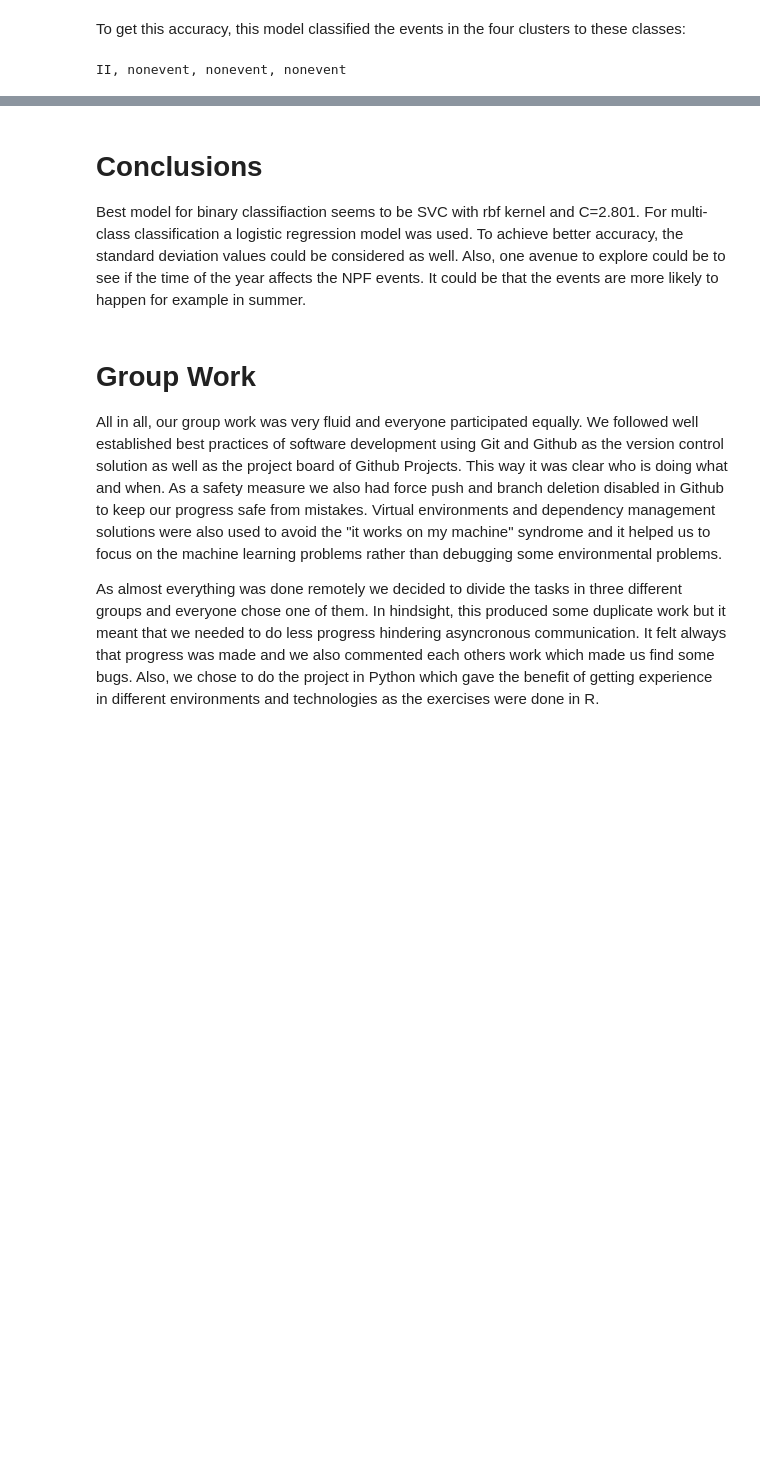
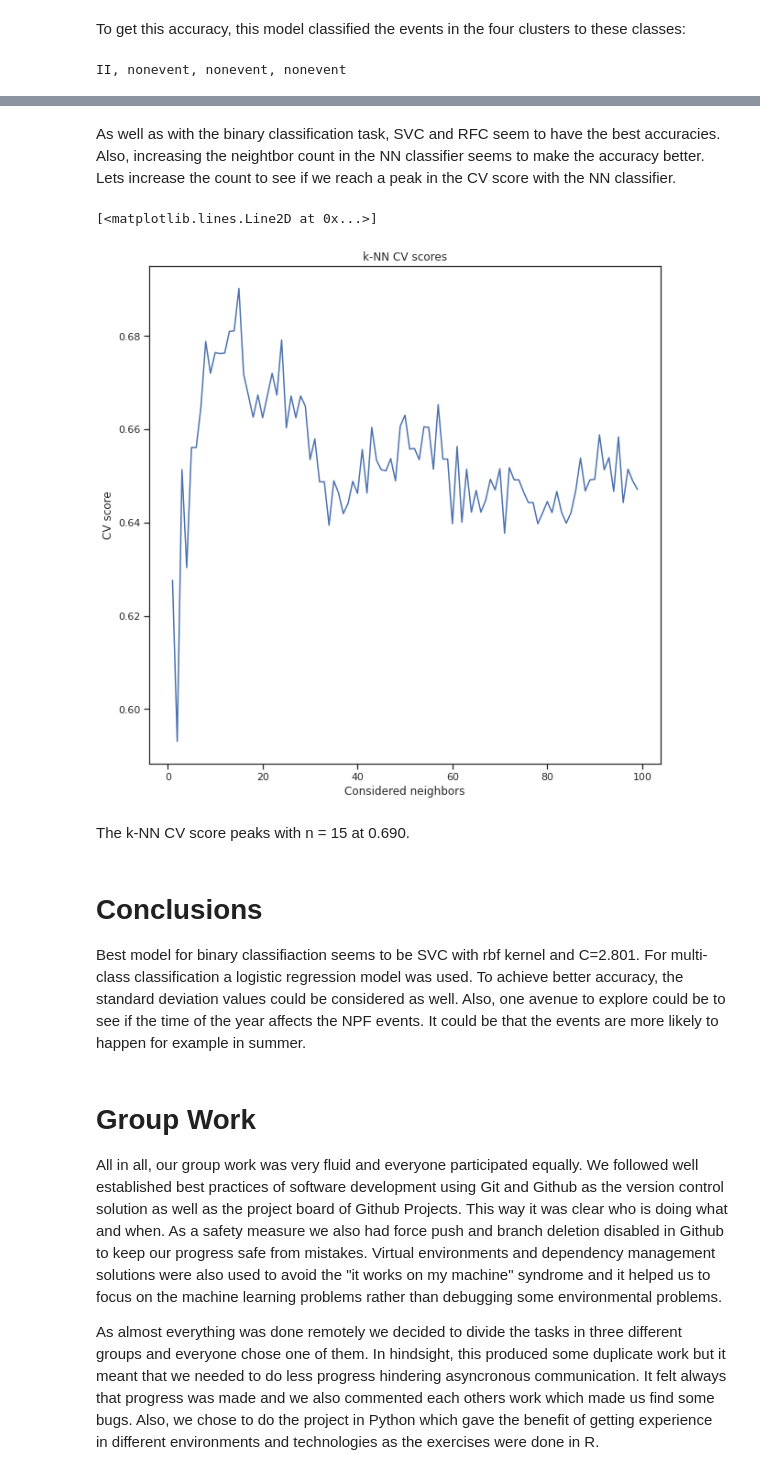
Before and after one commit to vkopio/iml-term-project, a Jupyter notebook: final_report.ipynb, the cells around one changed output, grey strips where cells are left out. Saved outputs shown, nothing was run; the diff lists cells and outputs as text; code cells hidden in the pictures; blank space fills up the shorter version.

Commit message:
Use cross-validation in the multi-class classifiers and test k-NN.

```diff
--- a/final_report.ipynb
+++ b/final_report.ipynb
@@ -681,0 +511,29 @@ Same preprosessing of the data except I didn't categorizise the labels and used
+# %%
+def get_cv_score(model):
+    cv_scores = cross_val_score(model, training_data, training_labels['class4'], cv=20)
+
+    return cv_scores.mean()
+
+logreg_cv = get_cv_score(LogisticRegression(max_iter=200))
+svc_cv = get_cv_score(SVC())
+nb_cv = get_cv_score(GaussianNB())
+rfc_cv = get_cv_score(RandomForestClassifier())
+sgd_cv = get_cv_score(SGDClassifier())
+dt_cv = get_cv_score(DecisionTreeClassifier())
+knn3_cv = get_cv_score(KNeighborsClassifier(n_neighbors=3))
+knn5_cv = get_cv_score(KNeighborsClassifier(n_neighbors=5))
+knn7_cv = get_cv_score(KNeighborsClassifier(n_neighbors=7))
+knn9_cv = get_cv_score(KNeighborsClassifier(n_neighbors=9))
+lda_cv = get_cv_score(LinearDiscriminantAnalysis())
+
+print(f"SVC:\t{svc_cv:.3f}")
+print(f"RFC:\t{rfc_cv:.3f}")
+print(f"LogReg:\t{logreg_cv:.3f}")
+print(f"SGD:\t{sgd_cv:.3f}")
+print(f"NB:\t{nb_cv:.3f}")
+print(f"DT:\t{dt_cv:.3f}")
+print(f"3-NN:\t{knn3_cv:.3f}")
+print(f"5-NN:\t{knn5_cv:.3f}")
+print(f"7-NN:\t{knn7_cv:.3f}")
+print(f"9-NN:\t{knn9_cv:.3f}")
+print(f"LDA:\t{lda_cv:.3f}")
@@ -682,3 +552,24 @@ Same preprosessing of the data except I didn't categorizise the labels and used
+# %% [markdown]
+As well as with the binary classification task, SVC and RFC seem to have the best accuracies. Also, increasing the neightbor count in the NN classifier seems to make the accuracy better. Lets increase the count to see if we reach a peak in the CV score with the NN classifier.
+# %%
+neighbors = range(1, 100, 1)
+knn_cv_scores = []
+
+for n in neighbors:
+    knn_cv = get_cv_score(KNeighborsClassifier(n_neighbors=n))
+    knn_cv_scores.append(knn_cv)
+# %%
+fig, ax = plt.subplots(1,1, figsize=(10,10))
+
+ax.set_title("k-NN CV scores")
+ax.set_ylabel("CV score")
+ax.set_xlabel("Considered neighbors")
+ax.plot(neighbors, knn_cv_scores)
+# %% [output]
+[<matplotlib.lines.Line2D at 0x...>]
+[figure, added]
+# %% [markdown]
+The k-NN CV score peaks with n = 15 at 0.690.
 # %% [markdown]
 # Conclusions
 
```
Also changed, not shown: parts of 17 cells of this notebook.
